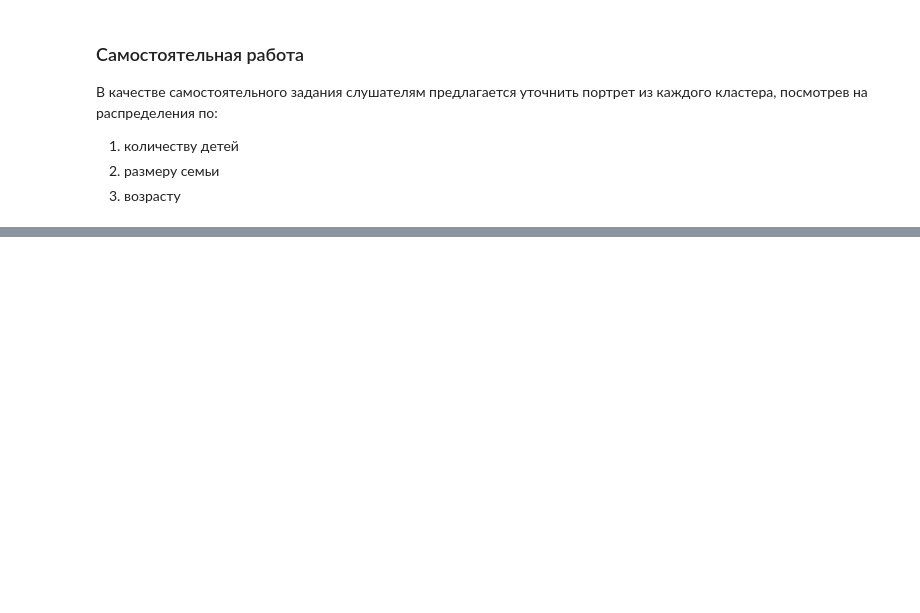
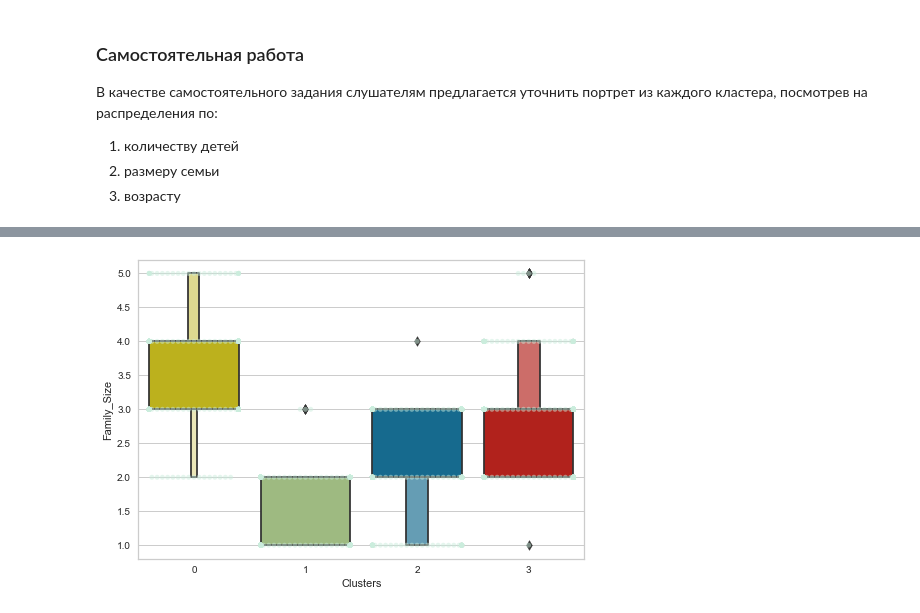
Before and after one commit to madskillskill/sf_data_science, a Jupyter notebook: ML-8. Продвинутые методы машинного обучения/ML-8._Metrics_learning.ipynb, the cells around one changed output, grey strips where cells are left out. Drawn from its saved outputs; the diff is of its cells as text; code cells hidden in the pictures; blank space fills up the shorter version.

```diff
--- a/ML-8. Продвинутые методы машинного обучения/ML-8._Metrics_learning.ipynb
+++ b/ML-8. Продвинутые методы машинного обучения/ML-8._Metrics_learning.ipynb
@@ -368,0 +354,7 @@ plt.show()
+# %%
+plt.figure()
+pl=sns.swarmplot(x=data["Clusters"], y=data["Family_Size"], color= "#CBEDDD", alpha=0.5 )
+pl=sns.boxenplot(x=data["Clusters"], y=data["Family_Size"], palette=pal)
+plt.show()
+# %% [output]
+[figure, added]
```
Also changed, not shown: parts of 13 cells of this notebook, 7 other files.
